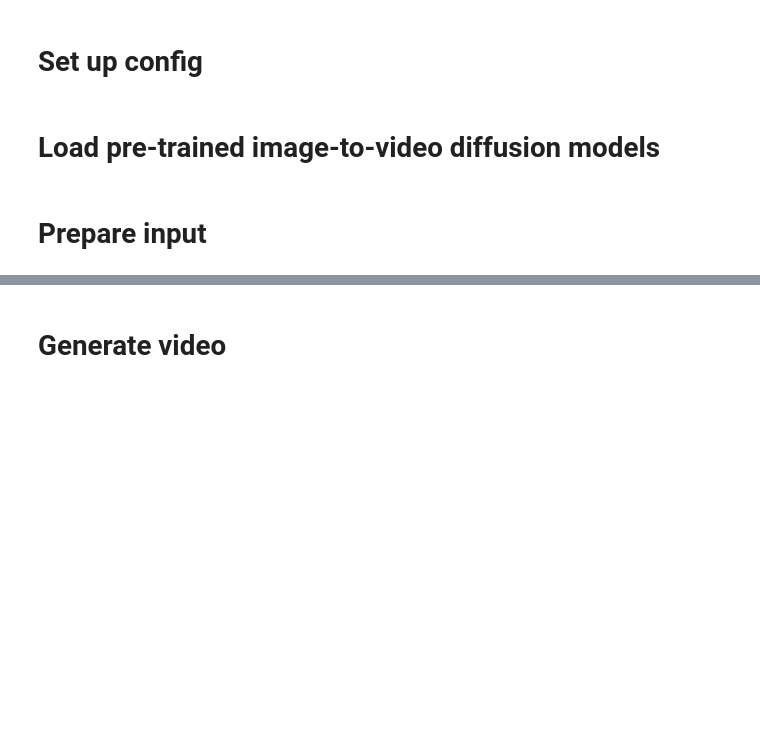
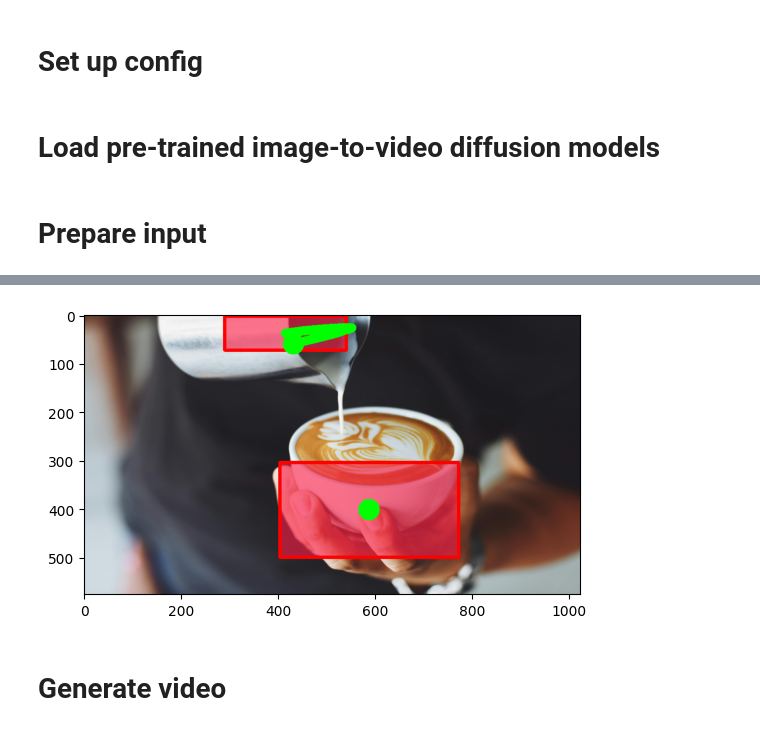
Before and after one commit to EigenTom/SG-I2V, a Jupyter notebook: demo.ipynb, the cells around one changed output, grey strips where cells are left out. Saved outputs shown, nothing was run; the diff lists cells and outputs as text; code cells hidden in the pictures; blank space fills up the shorter version.

```diff
--- a/demo.ipynb
+++ b/demo.ipynb
@@ -665,3 +665,67 @@ image.save("./tmp/img.png")
+# %%
+
+# read npy file
+import numpy as np
+ID = 111
+
+image_path = f"/home/luyi/luyi_workspace/SG-I2V/examples/{ID}/img.png"
+file_path = f"/home/luyi/luyi_workspace/SG-I2V/examples/{ID}/traj.npy"
+data = np.load(file_path, allow_pickle=True)
+
+# data = [data[1]]  # 读取第一个对象的轨迹数据
+
+
+
+# load image
+image = Image.open(image_path).convert('RGB')
+image = image.resize((config.width, config.height))
+
+# 处理轨迹数据
+trajectory_points = []  # N x frames x 4
+
+# 遍历每个对象
+for obj_idx in range(len(data)):
+    obj_data = data[obj_idx]
+
+    # 获取边界框坐标 (前两行)
+    box_tl = obj_data[0]  # top-left [w1, h1]
+    box_br = obj_data[1]  # bottom-right [w2, h2]
+
+    # 获取轨迹数据 (从第三行开始)
+    center_points = obj_data[2:]
+
+    # 创建当前对象的边界框轨迹
+    box_traj = []
+
+    # 对每一帧
+    for frame_idx in range(len(center_points)):
+        # 获取当前中心点
+        curr_center = center_points[frame_idx]
+
+        # 计算相对于第一帧的偏移量
+        if frame_idx == 0:
+            dx, dy = 0, 0  # 第一帧无偏移
+        else:
+            dx = center_points[frame_idx][0] - center_points[0][0]
+            dy = center_points[frame_idx][1] - center_points[0][1]
+
+        # 计算当前帧的边界框坐标 [top, left, bottom, right]
+        curr_box = np.array([
+            box_tl[1] + dy,      # top = h1 + dy
+            box_tl[0] + dx,      # left = w1 + dx
+            box_br[1] + dy,      # bottom = h2 + dy
+            box_br[0] + dx       # right = w2 + dx
+        ], dtype=np.float32)
+
+        box_traj.append(curr_box)
+
+    # 添加到总轨迹列表
+    trajectory_points.append(box_traj)
+
+# 可视化
+visualize_control(image, trajectory_points=trajectory_points)
+# %% [output]
+[figure, added]
 # %% [markdown]
 # Generate video
 # %%
```
Also changed, not shown: parts of 5 cells of this notebook, 5 other files.
